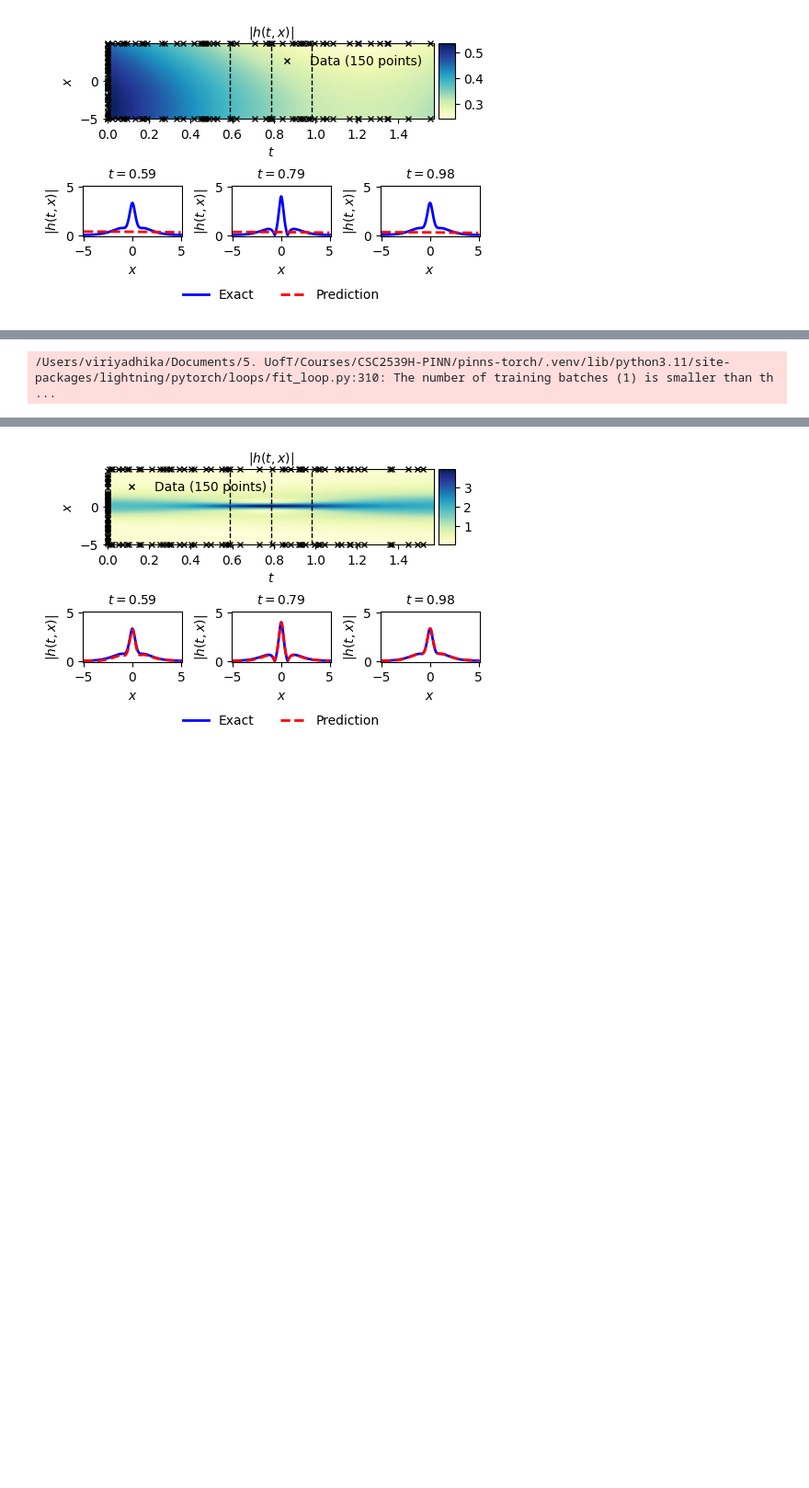
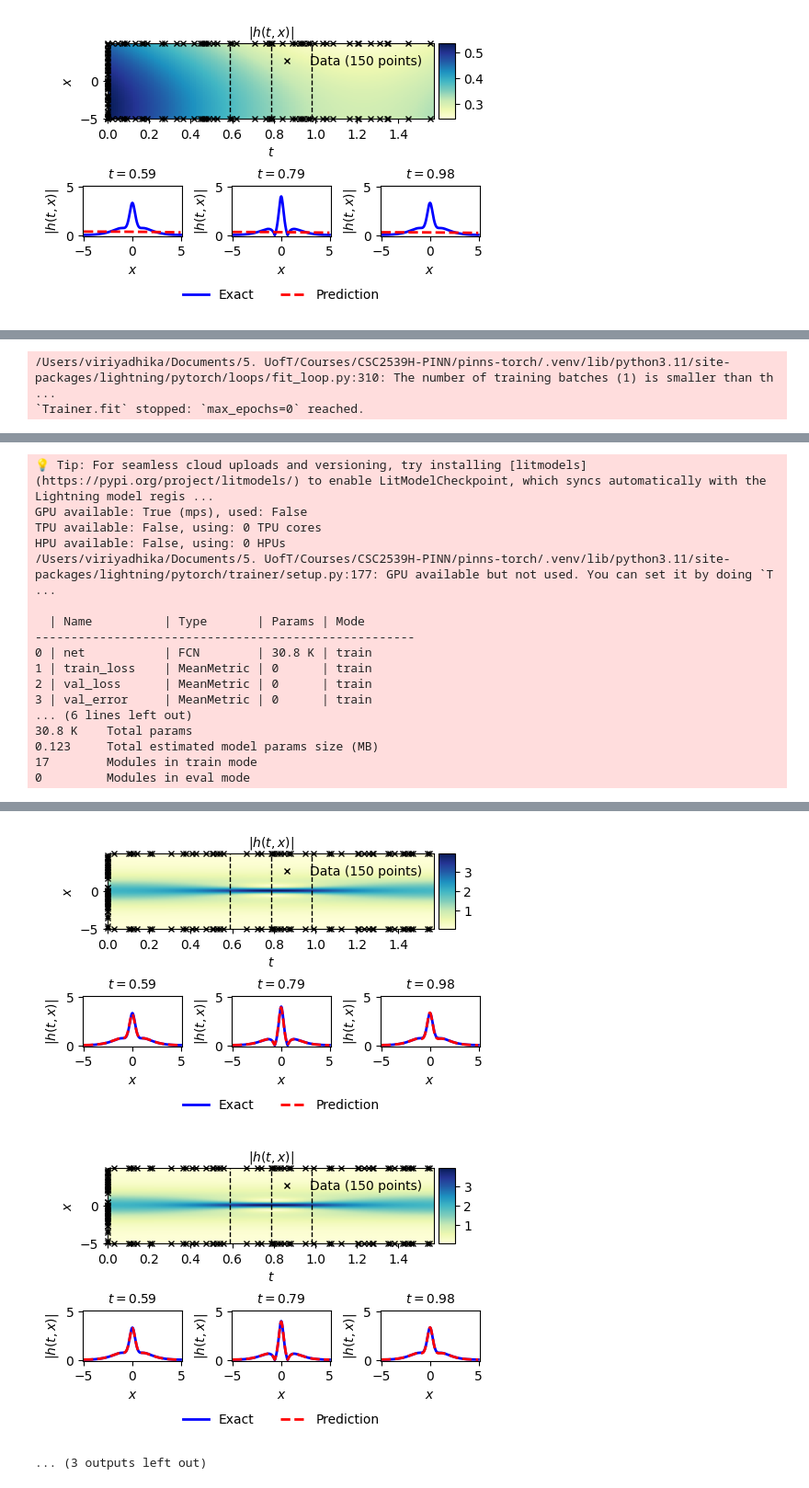
Before and after one commit to viriyadhika/pinns-torch, a Jupyter notebook: tutorials/0-Schrodinger.ipynb, the cells around one changed output, grey strips where cells are left out. Shown at 92% size. Drawn from its saved outputs; the diff is of its cells as text; code cells hidden in the pictures; blank space fills up the shorter version.

```diff
--- a/tutorials/0-Schrodinger.ipynb
+++ b/tutorials/0-Schrodinger.ipynb
@@ -375,28 +375,43 @@ pinnstorch.utils.plot_schrodinger(mesh=mesh,
                                   file_name='out')
 # %% [output]
 [figure]
-# %%
-from pinnstorch.models import PINNModule
-
-# load back the best checkpoint
-model = PINNModule.load_from_checkpoint(
-    "../checkpoints/0/pinn-epoch=45999-val_loss=0.0000.ckpt",
-    net=net,                   # must pass same args your __init__ expects
-    pde_fn=pde_fn,
-    output_fn=output_fn,
-    loss_fn="mse"
-)
 # %%
-trainer = pl.Trainer(accelerator='cpu', devices=1,  max_epochs=1)
-trainer.fit(model=model, datamodule=datamodule)
-preds_list = trainer.predict(model=model, datamodule=datamodule)
-preds_dict = pinnstorch.utils.fix_predictions(preds_list)
+from pinnstorch.models import PINNModule
 
-pinnstorch.utils.plot_schrodinger(mesh=mesh,
-                                  preds=preds_dict,
-                                  train_datasets=train_datasets,
-                                  val_dataset=val_dataset,
-                                  file_name='out')
+predictions = []
+for i in range(5):
+    # load back the best checkpoint
+    model = PINNModule.load_from_checkpoint(
+        f"../checkpoints/{i}/last.ckpt",
+        net=net,                   # must pass same args your __init__ expects
+        pde_fn=pde_fn,
+        output_fn=output_fn,
+        loss_fn="mse"
+    )
+
+    trainer = pl.Trainer(accelerator='cpu', devices=1,  max_epochs=0)
+    trainer.fit(model=model, datamodule=datamodule)
+    preds_list = trainer.predict(model=model, datamodule=datamodule)
+    preds_dict = pinnstorch.utils.fix_predictions(preds_list)
+    predictions.append(preds_dict["h"])
+
+    pinnstorch.utils.plot_schrodinger(mesh=mesh,
+                                      preds=preds_dict,
+                                      train_datasets=train_datasets,
+                                      val_dataset=val_dataset,
+                                      file_name='out')
+
+# arr = torch.stack([t.reshape(-1) for t in predictions], dim=0)
+# var_1d = arr.var(dim=0, unbiased=True)
+
+# preds_dict = {
+#     "h": var_1d.reshape(-1, 1)
+# }
+# pinnstorch.utils.plot_schrodinger(mesh=mesh,
+#                                   preds=preds_dict,
+#                                   train_datasets=train_datasets,
+#                                   val_dataset=val_dataset,
+#                                   file_name='out')
 # %% [output]
 💡 Tip: For seamless cloud uploads and versioning, try installing [litmodels](https://pypi.org/project/litmodels/) to enable LitModelCheckpoint, which syncs automatically with the Lightning model regis ...
 GPU available: True (mps), used: False
@@ -416,3 +431,4 @@ HPU available: False, using: 0 HPUs
 17        Modules in train mode
 0         Modules in eval mode
 /Users/viriyadhika/Documents/5. UofT/Courses/CSC2539H-PINN/pinns-torch/.venv/lib/python3.11/site-packages/lightning/pytorch/loops/fit_loop.py:310: The number of training batches (1) is smaller than th ...
+`Trainer.fit` stopped: `max_epochs=0` reached.
@@ -419,0 +492,17 @@ HPU available: False, using: 0 HPUs
+💡 Tip: For seamless cloud uploads and versioning, try installing [litmodels](https://pypi.org/project/litmodels/) to enable LitModelCheckpoint, which syncs automatically with the Lightning model regis ...
+GPU available: True (mps), used: False
+TPU available: False, using: 0 TPU cores
+HPU available: False, using: 0 HPUs
+/Users/viriyadhika/Documents/5. UofT/Courses/CSC2539H-PINN/pinns-torch/.venv/lib/python3.11/site-packages/lightning/pytorch/trainer/setup.py:177: GPU available but not used. You can set it by doing `T ...
+
+  | Name          | Type       | Params | Mode
+-----------------------------------------------------
+0 | net           | FCN        | 30.8 K | train
+1 | train_loss    | MeanMetric | 0      | train
+2 | val_loss      | MeanMetric | 0      | train
+3 | val_error     | MeanMetric | 0      | train
+... (6 lines left out)
+30.8 K    Total params
+0.123     Total estimated model params size (MB)
+17        Modules in train mode
+0         Modules in eval mode
@@ -420 +511,3 @@ HPU available: False, using: 0 HPUs
-[figure, old version]
+[figure, new version]
+[figure, added]
+... (3 outputs left out)
```
Also changed, not shown: parts of 1 cell of this notebook, 4 other files.
